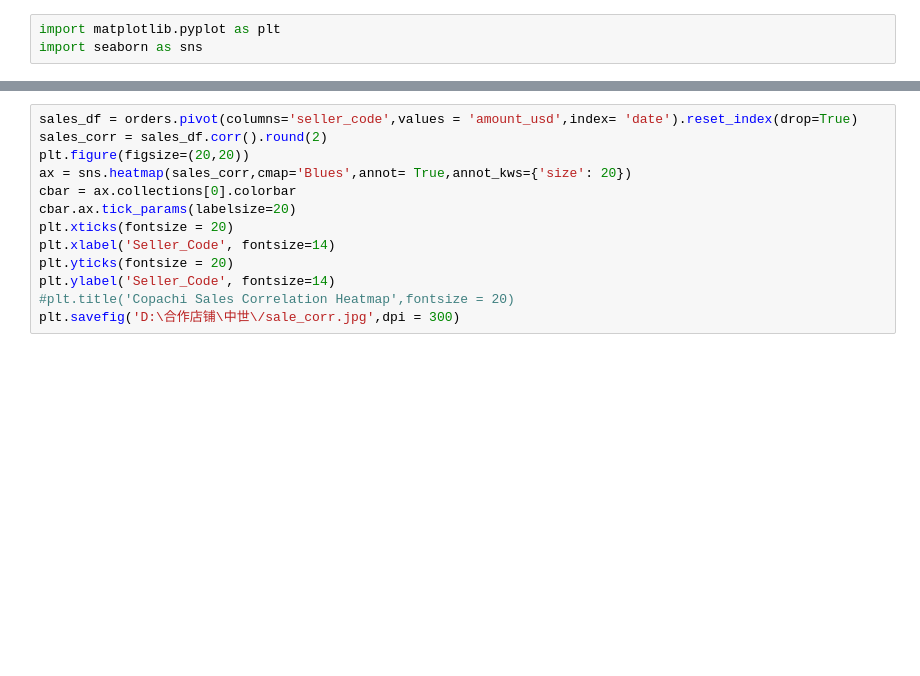
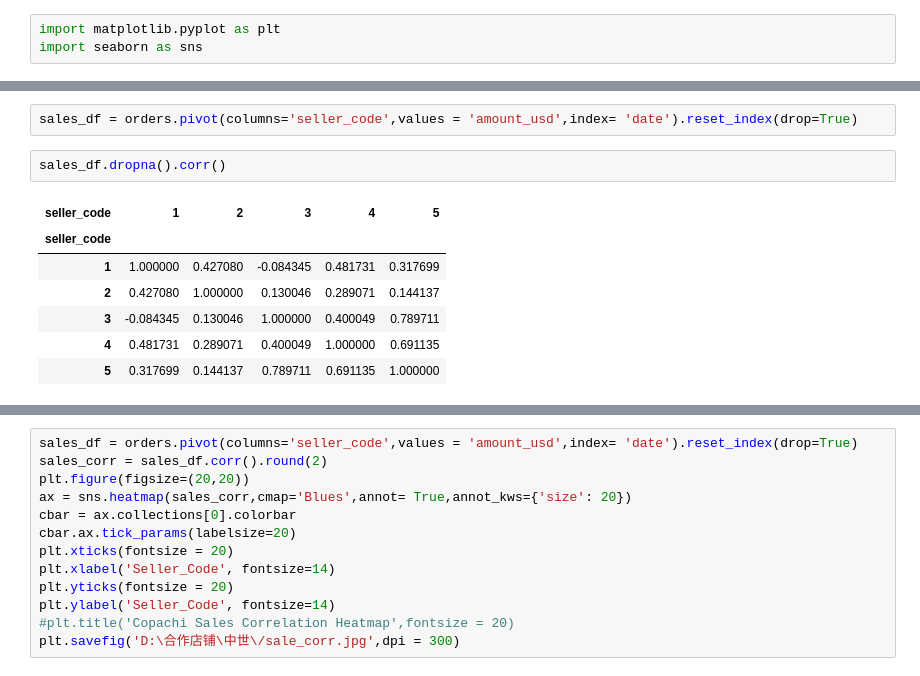
Before and after one commit to jackyzhu98/Report_API_Analysis, a Jupyter notebook: workingfiles/heatmap.ipynb, the cells around one changed output, grey strips where cells are left out. Saved outputs shown, nothing was run; the diff lists cells and outputs as text; blank space fills up the shorter version.

```diff
--- a/workingfiles/heatmap.ipynb
+++ b/workingfiles/heatmap.ipynb
@@ -69,0 +80,12 @@ import seaborn as sns
+# %%
+sales_df = orders.pivot(columns='seller_code',values = 'amount_usd',index= 'date').reset_index(drop=True)
+# %%
+sales_df.dropna().corr()
+# %% [output]
+| seller_code | 1 | 2 | 3 | 4 | 5 |
+| seller_code |  |  |  |  |  |
+| 1 | 1.000000 | 0.427080 | -0.084345 | 0.481731 | 0.317699 |
+| 2 | 0.427080 | 1.000000 | 0.130046 | 0.289071 | 0.144137 |
+| 3 | -0.084345 | 0.130046 | 1.000000 | 0.400049 | 0.789711 |
+| 4 | 0.481731 | 0.289071 | 0.400049 | 1.000000 | 0.691135 |
+| 5 | 0.317699 | 0.144137 | 0.789711 | 0.691135 | 1.000000 |
```
Also changed, not shown: parts of 6 cells of this notebook, 6 other files.
